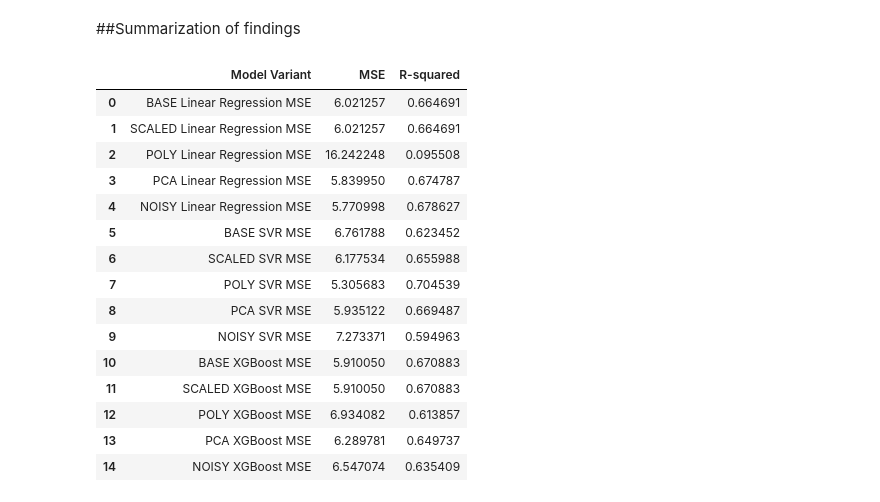
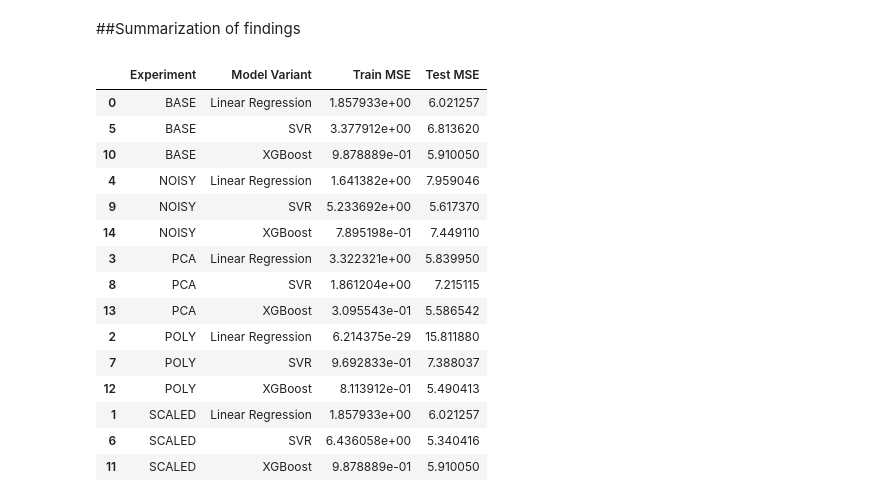
Before and after one commit to asamn/ML_FINAL_PROJECT, a Jupyter notebook: ML_PROJECT_ADAM_SAM.ipynb, the cells around one changed output. Drawn from its saved outputs; the diff is of its cells as text; code cells hidden in the pictures.

```diff
--- a/ML_PROJECT_ADAM_SAM.ipynb
+++ b/ML_PROJECT_ADAM_SAM.ipynb
@@ -682,15 +704,24 @@ Best XGBoost parameters:{'colsample_bytree': 0.75, 'eta': 0.3, 'gamma': 1, 'max_
 #lin reg
 pca_lin_reg_mse = mean_squared_error(y_test, pca_y_pred_lin)
 pca_lin_reg_r2 = r2_score(y_test, pca_y_pred_lin)
+train_pca_lin_reg_mse = mean_squared_error(y_train, pca_lin_reg.predict(X_train))
 
 #svr
 pca_svr_mse = mean_squared_error(y_test, pca_y_pred_svr)
 pca_svr_r2 = r2_score(y_test, pca_y_pred_svr)
+train_pca_svr_mse = mean_squared_error(y_train, pca_svr.predict(X_train))
 
 #xgb
 pca_xgb_mse = mean_squared_error(y_test, pca_y_pred_xgb)
 pca_xgb_r2 = r2_score(y_test, pca_y_pred_xgb)
+train_pca_xgb_mse = mean_squared_error(y_train, pca_xgb.predict(X_train))
 
+print("TRAINING VALIDATION")
+print(f"Linear Regression Training MSE: {train_pca_lin_reg_mse}")
+print(f"SVR Training MSE: {train_pca_svr_mse}")
+print(f"XGBoost Training MSE: {train_pca_xgb_mse}")
+
+print("TESTING VALIDATION")
 print(f"Linear Regression MSE: {pca_lin_reg_mse}")
 print(f"Linear Regression R^2: {pca_lin_reg_r2}")
 print(f"SVR MSE: {pca_svr_mse}")
@@ -824,15 +848,24 @@ Best XGBoost parameters:{'colsample_bytree': 0.75, 'eta': 0.3, 'gamma': 1.5, 'ma
 #lin reg
 noise_lin_reg_mse = mean_squared_error(y_test, noise_y_pred_lin)
 noise_lin_reg_r2 = r2_score(y_test, noise_y_pred_lin)
+train_noise_lin_reg_mse = mean_squared_error(y_train, noise_lin_reg.predict(X_train))
 
 #svr
 noise_svr_mse = mean_squared_error(y_test, noise_y_pred_svr)
 noise_svr_r2 = r2_score(y_test, noise_y_pred_svr)
+train_noise_svr_mse = mean_squared_error(y_train, noise_svr.predict(X_train))
 
 #xgb
 noise_xgb_mse = mean_squared_error(y_test, noise_y_pred_xgb)
 noise_xgb_r2 = r2_score(y_test, noise_y_pred_xgb)
+train_noise_xgb_mse = mean_squared_error(y_train, noise_xgb.predict(X_train))
 
+print("TRAINING VALIDATION")
+print(f"Linear Regression Training MSE: {train_noise_lin_reg_mse}")
+print(f"SVR Training MSE: {train_noise_svr_mse}")
+print(f"XGBoost Training MSE: {train_noise_xgb_mse}")
+
+print("TESTING VALIDATION")
 print(f"Linear Regression MSE: {noise_lin_reg_mse}")
 print(f"Linear Regression R^2: {noise_lin_reg_r2}")
 print(f"SVR MSE: {noise_svr_mse}")
@@ -916,47 +954,53 @@ as it offers a clearer understanding of feature importance and relationships.
 # %% [markdown]
 ##Summarization of findings
 # %%
+
 #SUMMARIZATION TABLE
-mse_df = pd.DataFrame(columns=['Model Variant', 'MSE', 'R-squared'])
+mse_df = pd.DataFrame(columns=['Experiment','Model Variant', 'Train MSE', 'Test MSE'])
 #linear reg errors
-mse_df.loc[len(mse_df)] = ['BASE Linear Regression MSE', lin_reg_mse, lin_reg_r2]
-mse_df.loc[len(mse_df)] = ['SCALED Linear Regression MSE', scale_lin_reg_mse, scale_lin_reg_r2]
-mse_df.loc[len(mse_df)] = ['POLY Linear Regression MSE', poly_lin_reg_mse, poly_lin_reg_r2]
-mse_df.loc[len(mse_df)] = ['PCA Linear Regression MSE', pca_lin_reg_mse, pca_lin_reg_r2]
-mse_df.loc[len(mse_df)] = ['NOISY Linear Regression MSE', noise_lin_reg_mse, noise_lin_reg_r2]
+mse_df.loc[len(mse_df)] = ['BASE','Linear Regression', train_lin_reg_mse, lin_reg_mse]
+mse_df.loc[len(mse_df)] = ['SCALED', 'Linear Regression', train_scale_lin_reg_mse, scale_lin_reg_mse]
+mse_df.loc[len(mse_df)] = ['POLY', 'Linear Regression', train_poly_lin_reg_mse, poly_lin_reg_mse]
+mse_df.loc[len(mse_df)] = ['PCA', 'Linear Regression', train_pca_lin_reg_mse, pca_lin_reg_mse]
+mse_df.loc[len(mse_df)] = ['NOISY', 'Linear Regression', train_noise_lin_reg_mse, noise_lin_reg_mse]
 
-#SVR
-mse_df.loc[len(mse_df)] = ['BASE SVR MSE', svr_mse, svr_r2]
-mse_df.loc[len(mse_df)] = ['SCALED SVR MSE', scale_svr_mse, scale_svr_r2]
-mse_df.loc[len(mse_df)] = ['POLY SVR MSE', poly_svr_mse, poly_svr_r2]
-mse_df.loc[len(mse_df)] = ['PCA SVR MSE', pca_svr_mse, pca_svr_r2]
-mse_df.loc[len(mse_df)] = ['NOISY SVR MSE', noise_svr_mse, noise_svr_r2]
+# SVR
+mse_df.loc[len(mse_df)] = ['BASE', 'SVR', train_svr_mse, svr_mse]
+mse_df.loc[len(mse_df)] = ['SCALED', 'SVR', train_scale_svr_mse, scale_svr_mse]
+mse_df.loc[len(mse_df)] = ['POLY','SVR', train_poly_svr_mse, poly_svr_mse]
+mse_df.loc[len(mse_df)] = ['PCA', 'SVR', train_pca_svr_mse, pca_svr_mse]
+mse_df.loc[len(mse_df)] = ['NOISY', 'SVR', train_noise_svr_mse, noise_svr_mse]
 
-#XGBoost
-mse_df.loc[len(mse_df)] = ['BASE XGBoost MSE', xgb_mse, xgb_r2]
-mse_df.loc[len(mse_df)] = ['SCALED XGBoost MSE', scale_xgb_mse, scale_xgb_r2]
-mse_df.loc[len(mse_df)] = ['POLY XGBoost MSE', poly_xgb_mse, poly_xgb_r2]
-mse_df.loc[len(mse_df)] = ['PCA XGBoost MSE', pca_xgb_mse, pca_xgb_r2]
-mse_df.loc[len(mse_df)] = ['NOISY XGBoost MSE', noise_xgb_mse, noise_xgb_r2]
+# XGBoost
+mse_df.loc[len(mse_df)] = ['BASE', 'XGBoost', train_xgb_mse, xgb_mse]
+mse_df.loc[len(mse_df)] = ['SCALED', 'XGBoost', train_scale_xgb_mse, scale_xgb_mse]
+mse_df.loc[len(mse_df)] = ['POLY', 'XGBoost', train_poly_xgb_mse, poly_xgb_mse]
+mse_df.loc[len(mse_df)] = ['PCA', 'XGBoost', train_pca_xgb_mse, pca_xgb_mse]
+mse_df.loc[len(mse_df)] = ['NOISY', 'XGBoost', train_noise_xgb_mse, noise_xgb_mse]
 
-display(mse_df)
 
-print(f"Lowest MSE model variant: {mse_df.loc[mse_df['MSE'].idxmin()]['MSE']} {mse_df.loc[mse_df['MSE'].idxmin()]['Model Variant']} ")
-print(f"Highest MSE model variant: {mse_df.loc[mse_df['MSE'].idxmax()]['MSE']} {mse_df.loc[mse_df['MSE'].idxmax()]['Model Variant']} ")
+#display, ordered by experiemnt
+display(mse_df.sort_values(by=['Experiment']))
+
+print(f"Lowest Train MSE: {mse_df.loc[mse_df['Train MSE'].idxmin()]['Train MSE']} {mse_df.loc[mse_df['Train MSE'].idxmin()]['Model Variant']} {mse_df.loc[mse_df['Train MSE'].idxmin()]['Experiment']}")
+print(f"Highest Train MSE: {mse_df.loc[mse_df['Train MSE'].idxmax()]['Train MSE']} {mse_df.loc[mse_df['Train MSE'].idxmax()]['Model Variant']} {mse_df.loc[mse_df['Train MSE'].idxmax()]['Experiment']}")
+
+print(f"Lowest Test MSE: {mse_df.loc[mse_df['Test MSE'].idxmin()]['Test MSE']} {mse_df.loc[mse_df['Test MSE'].idxmin()]['Model Variant']} {mse_df.loc[mse_df['Test MSE'].idxmin()]['Experiment']}")
+print(f"Highest Test MSE: {mse_df.loc[mse_df['Test MSE'].idxmax()]['Test MSE']} {mse_df.loc[mse_df['Test MSE'].idxmax()]['Model Variant']} {mse_df.loc[mse_df['Test MSE'].idxmax()]['Experiment']}")
 # %% [output]
-|  | Model Variant | MSE | R-squared |
-| 0 | BASE Linear Regression MSE | 6.021257 | 0.664691 |
-| 1 | SCALED Linear Regression MSE | 6.021257 | 0.664691 |
-| 2 | POLY Linear Regression MSE | 16.242248 | 0.095508 |
-| 3 | PCA Linear Regression MSE | 5.839950 | 0.674787 |
-| 4 | NOISY Linear Regression MSE | 5.770998 | 0.678627 |
-| 5 | BASE SVR MSE | 6.761788 | 0.623452 |
-| 6 | SCALED SVR MSE | 6.177534 | 0.655988 |
-| 7 | POLY SVR MSE | 5.305683 | 0.704539 |
-| 8 | PCA SVR MSE | 5.935122 | 0.669487 |
-| 9 | NOISY SVR MSE | 7.273371 | 0.594963 |
-| 10 | BASE XGBoost MSE | 5.910050 | 0.670883 |
-| 11 | SCALED XGBoost MSE | 5.910050 | 0.670883 |
-| 12 | POLY XGBoost MSE | 6.934082 | 0.613857 |
-| 13 | PCA XGBoost MSE | 6.289781 | 0.649737 |
-| 14 | NOISY XGBoost MSE | 6.547074 | 0.635409 |
+|  | Experiment | Model Variant | Train MSE | Test MSE |
+| 0 | BASE | Linear Regression | 1.857933e+00 | 6.021257 |
+| 5 | BASE | SVR | 3.377912e+00 | 6.813620 |
+| 10 | BASE | XGBoost | 9.878889e-01 | 5.910050 |
+| 4 | NOISY | Linear Regression | 1.641382e+00 | 7.959046 |
+| 9 | NOISY | SVR | 5.233692e+00 | 5.617370 |
+| 14 | NOISY | XGBoost | 7.895198e-01 | 7.449110 |
+| 3 | PCA | Linear Regression | 3.322321e+00 | 5.839950 |
+| 8 | PCA | SVR | 1.861204e+00 | 7.215115 |
+| 13 | PCA | XGBoost | 3.095543e-01 | 5.586542 |
+| 2 | POLY | Linear Regression | 6.214375e-29 | 15.811880 |
+| 7 | POLY | SVR | 9.692833e-01 | 7.388037 |
+| 12 | POLY | XGBoost | 8.113912e-01 | 5.490413 |
+| 1 | SCALED | Linear Regression | 1.857933e+00 | 6.021257 |
+| 6 | SCALED | SVR | 6.436058e+00 | 5.340416 |
+| 11 | SCALED | XGBoost | 9.878889e-01 | 5.910050 |
```
Also changed, not shown: parts of 16 cells of this notebook.
